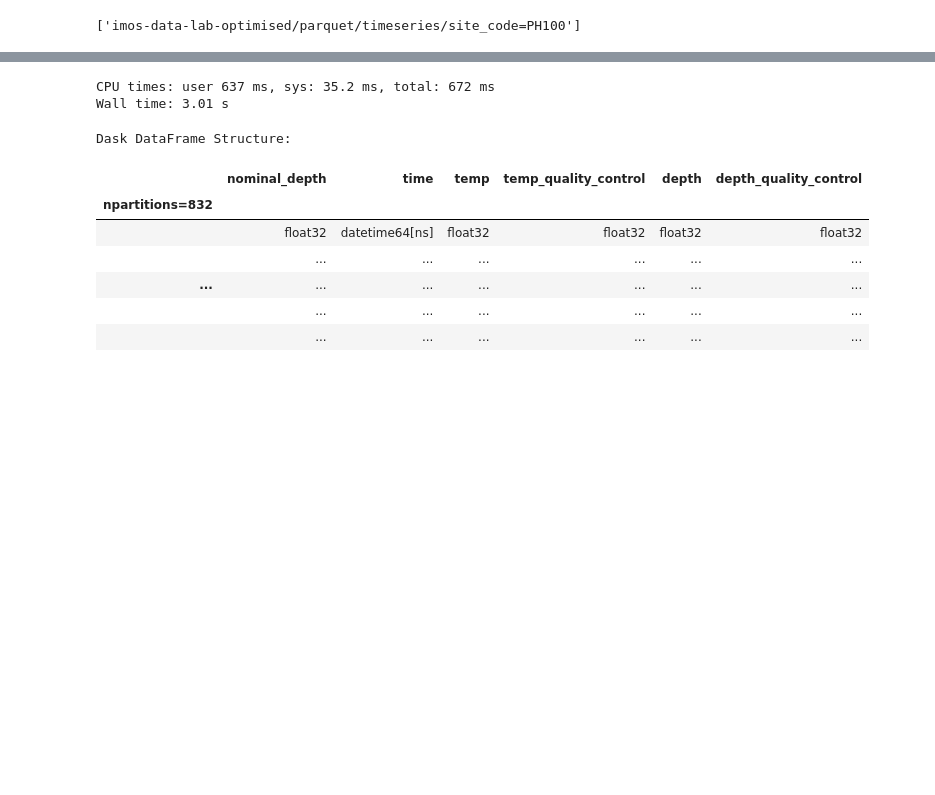
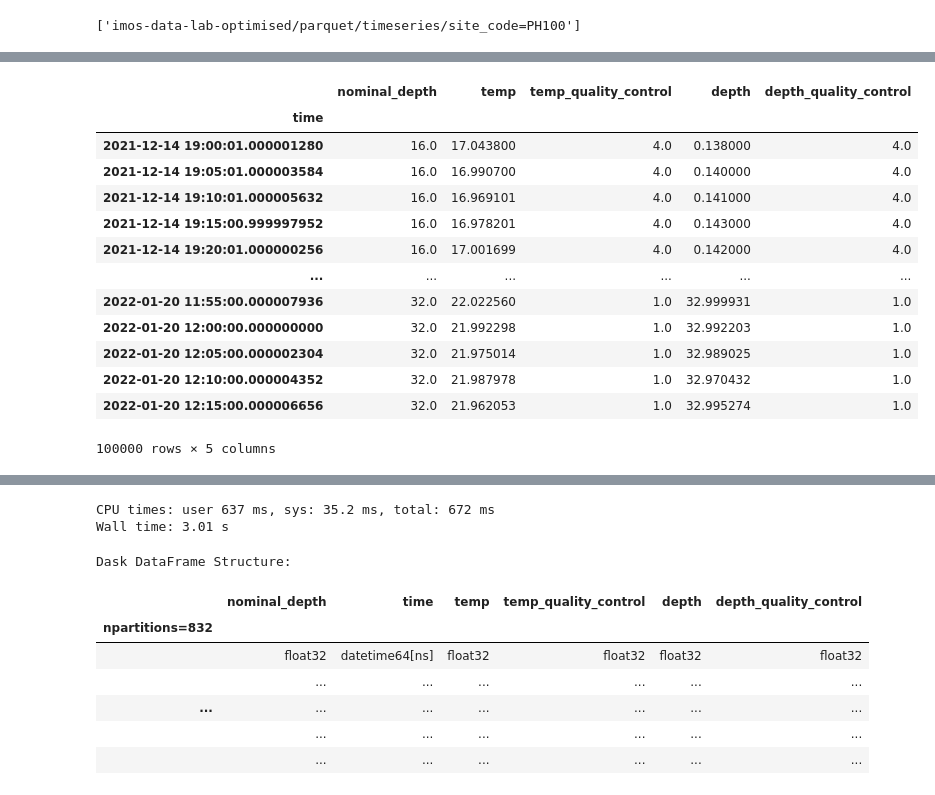
Before and after one commit to aodn/aodn-public-notebooks, a Jupyter notebook: parquet/Moorings_timeseries_parquet_Dask.ipynb, the cells around one changed output, grey strips where cells are left out. Saved outputs shown, nothing was run; the diff lists cells and outputs as text; code cells hidden in the pictures; blank space fills up the shorter version.

Commit message:
test subset reads with Dask threaded scheduler

```diff
--- a/parquet/Moorings_timeseries_parquet_Dask.ipynb
+++ b/parquet/Moorings_timeseries_parquet_Dask.ipynb
@@ -9,0 +19,7 @@ s3.glob(s3_path)
+# %%
+%%time
+df = dd.read_parquet('s3://imos-data-lab-optimised/parquet/timeseries/site_code=PH100/deployment_code=PH100-2112/',
+                     columns=['nominal_depth', 'temp', 'temp_quality_control', 'depth', 'depth_quality_control'],
+                     index='time'
+                     )
+df
@@ -9,0 +45,4 @@ s3.glob(s3_path)
+# %%
+%%time
+df.head(100_000, npartitions=-1)
+# %% [output]
@@ -9,0 +51,14 @@ s3.glob(s3_path)
+|  | nominal_depth | temp | temp_quality_control | depth | depth_quality_control |
+| time |  |  |  |  |  |
+| 2021-12-14 19:00:01.000001280 | 16.0 | 17.043800 | 4.0 | 0.138000 | 4.0 |
+| 2021-12-14 19:05:01.000003584 | 16.0 | 16.990700 | 4.0 | 0.140000 | 4.0 |
+| 2021-12-14 19:10:01.000005632 | 16.0 | 16.969101 | 4.0 | 0.141000 | 4.0 |
+| 2021-12-14 19:15:00.999997952 | 16.0 | 16.978201 | 4.0 | 0.143000 | 4.0 |
+| 2021-12-14 19:20:01.000000256 | 16.0 | 17.001699 | 4.0 | 0.142000 | 4.0 |
+| ... | ... | ... | ... | ... | ... |
+| 2022-01-20 11:55:00.000007936 | 32.0 | 22.022560 | 1.0 | 32.999931 | 1.0 |
+| 2022-01-20 12:00:00.000000000 | 32.0 | 21.992298 | 1.0 | 32.992203 | 1.0 |
+| 2022-01-20 12:05:00.000002304 | 32.0 | 21.975014 | 1.0 | 32.989025 | 1.0 |
+| 2022-01-20 12:10:00.000004352 | 32.0 | 21.987978 | 1.0 | 32.970432 | 1.0 |
+| 2022-01-20 12:15:00.000006656 | 32.0 | 21.962053 | 1.0 | 32.995274 | 1.0 |
+100000 rows × 5 columns
```
Also changed, not shown: parts of 10 cells of this notebook.
